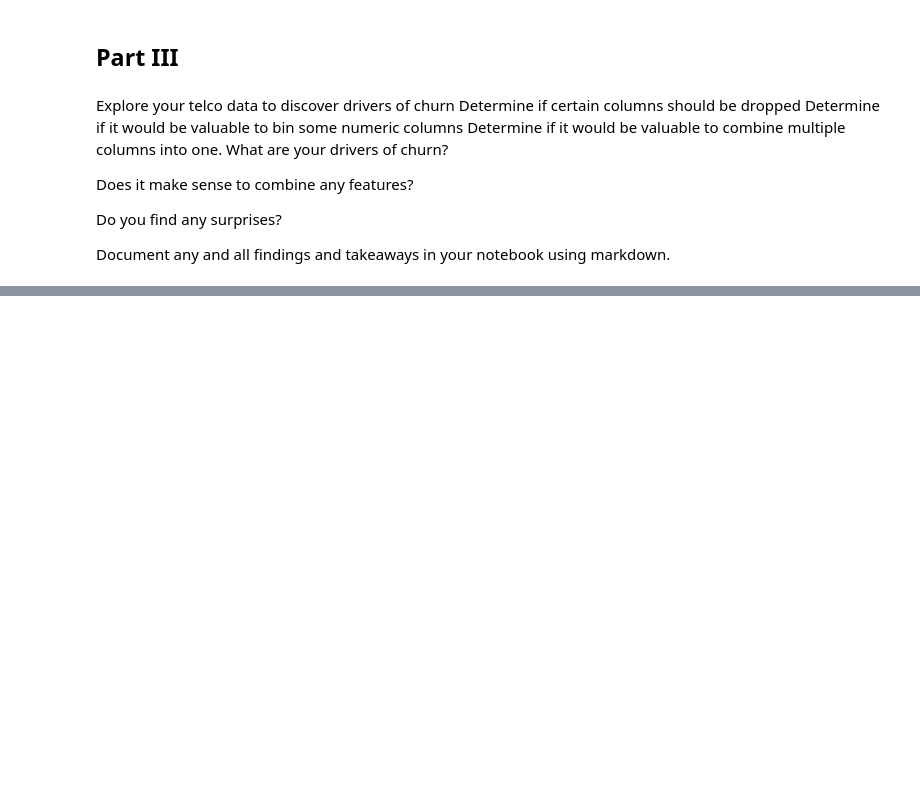
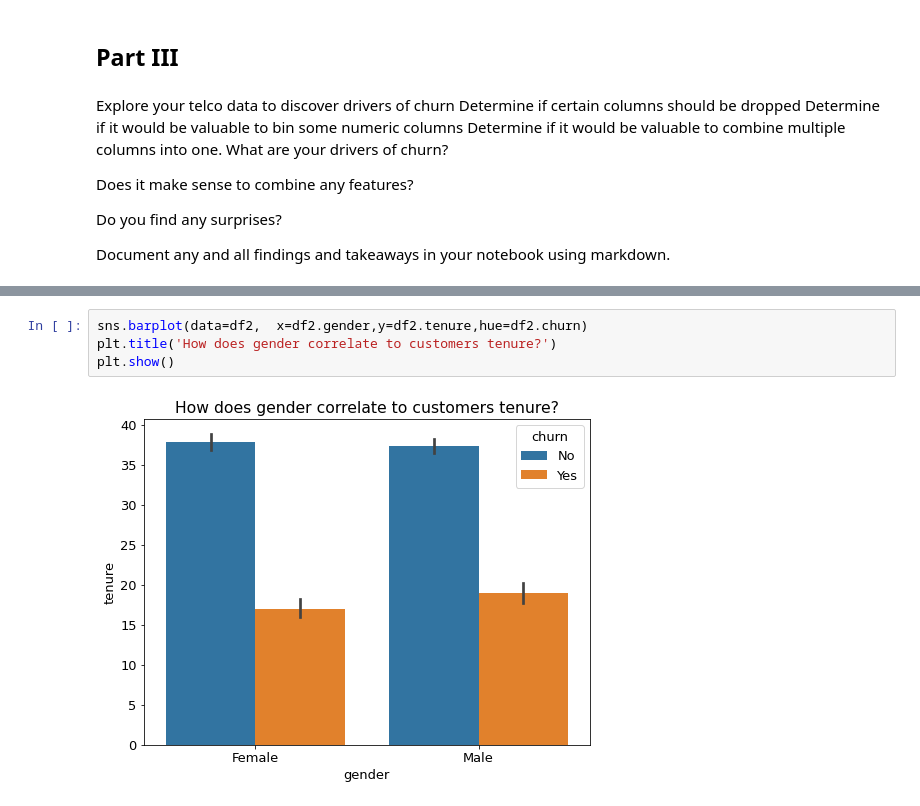
Before and after one commit to patrickamwayi/classification-exercises, a Jupyter notebook: classification-exercises.ipynb, the cells around one changed output, grey strips where cells are left out. Drawn from its saved outputs; the diff is of its cells as text; blank space fills up the shorter version.

```diff
--- a/classification-exercises.ipynb
+++ b/classification-exercises.ipynb
@@ -1265,0 +1430,6 @@ Document any and all findings and takeaways in your notebook using markdown.
+# %%
+sns.barplot(data=df2,  x=df2.gender,y=df2.tenure,hue=df2.churn)
+plt.title('How does gender correlate to customers tenure?')
+plt.show()
+# %% [output]
+[figure, added]
```
Also changed, not shown: parts of 29 cells of this notebook.
